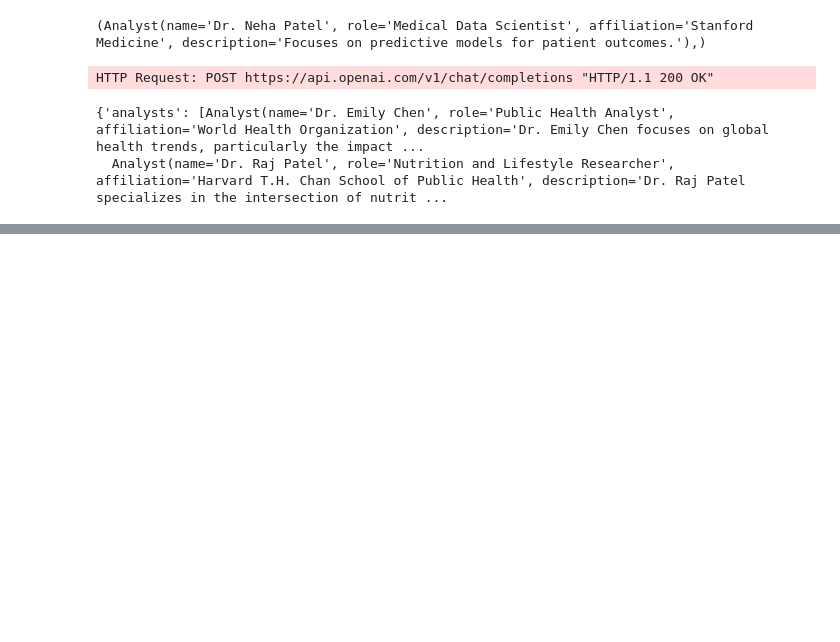
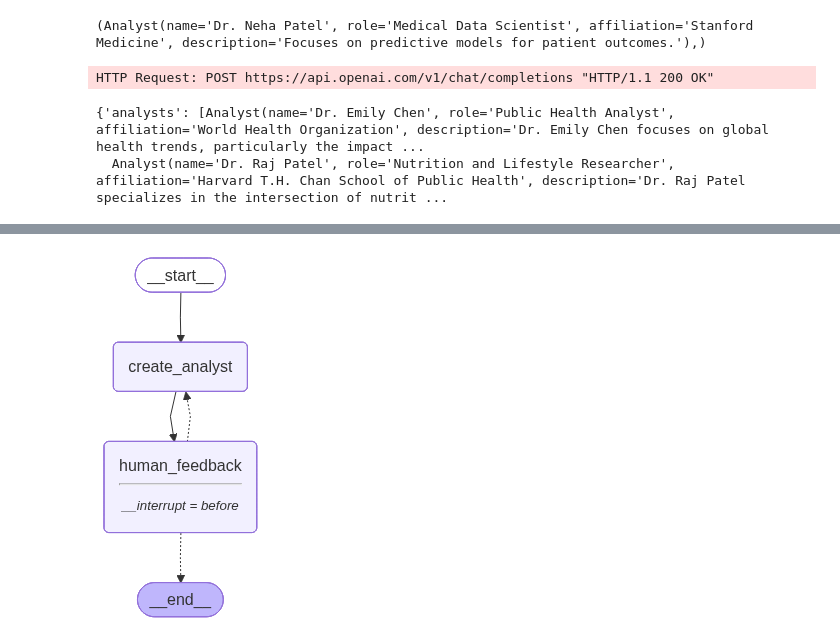
Before and after one commit to vikasjangid10/automated_research_report_generation, a Jupyter notebook: research_and_analyst/notebook/test.ipynb, the cells around one changed output, grey strips where cells are left out. Saved outputs shown, nothing was run; the diff lists cells and outputs as text; code cells hidden in the pictures; blank space fills up the shorter version.

```diff
--- a/research_and_analyst/notebook/test.ipynb
+++ b/research_and_analyst/notebook/test.ipynb
@@ -135,9 +135,11 @@ def human_feedback(state):
     pass
 # %%
 def should_continue(state):
-    """should continue"""
-    pass
+    """Return the next node to execute"""
+    human_analyst_feedback = state.get("human_analyst_feedback", None)
+    if human_analyst_feedback:
+        return "create_analyst"
 # %%
 from IPython.display import Image, display
 # %%
-builder=StateGraph()
+builder=StateGraph(GenerateAnalystState)
@@ -146,4 +146,4 @@ TypeError: StateGraph.__init__() missing 1 required positional argument: 'state_
 # %%
-builder.add_node()
-builder.add_node()
+builder.add_node("create_analyst",create_analyst)
+builder.add_node("human_feedback",human_feedback)
 # %% [output]
@@ -151,7 +155,7 @@ NameError: name 'builder' is not defined
 # %%
-builder.edge(START,create_analyst)
+builder.add_edge(START,"create_analyst")
 builder.add_edge("create_analyst","human_feedback")
-builder.conditional_edges("human_feedback",
+builder.add_conditional_edges("human_feedback",
                           should_continue,
                           ["create_analyst",
                            END])
@@ -166,2 +168,4 @@ NameError: name 'builder' is not defined
 # %%
-display(Image(graph.get_graph(xray=1).draw_mermaid_pnd()))
+display(Image(graph.get_graph(xray=1).draw_mermaid_png()))
+# %% [output]
+[figure, added]
```
Also changed, not shown: parts of 14 cells of this notebook, 1 other file.
